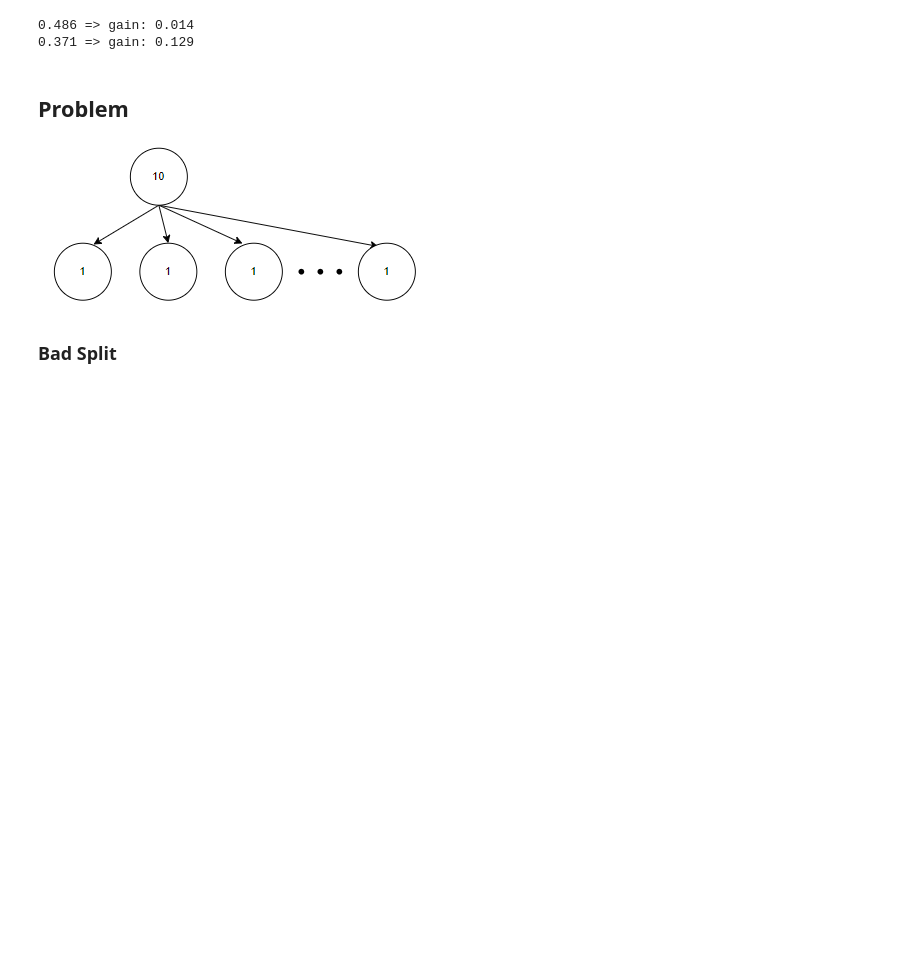
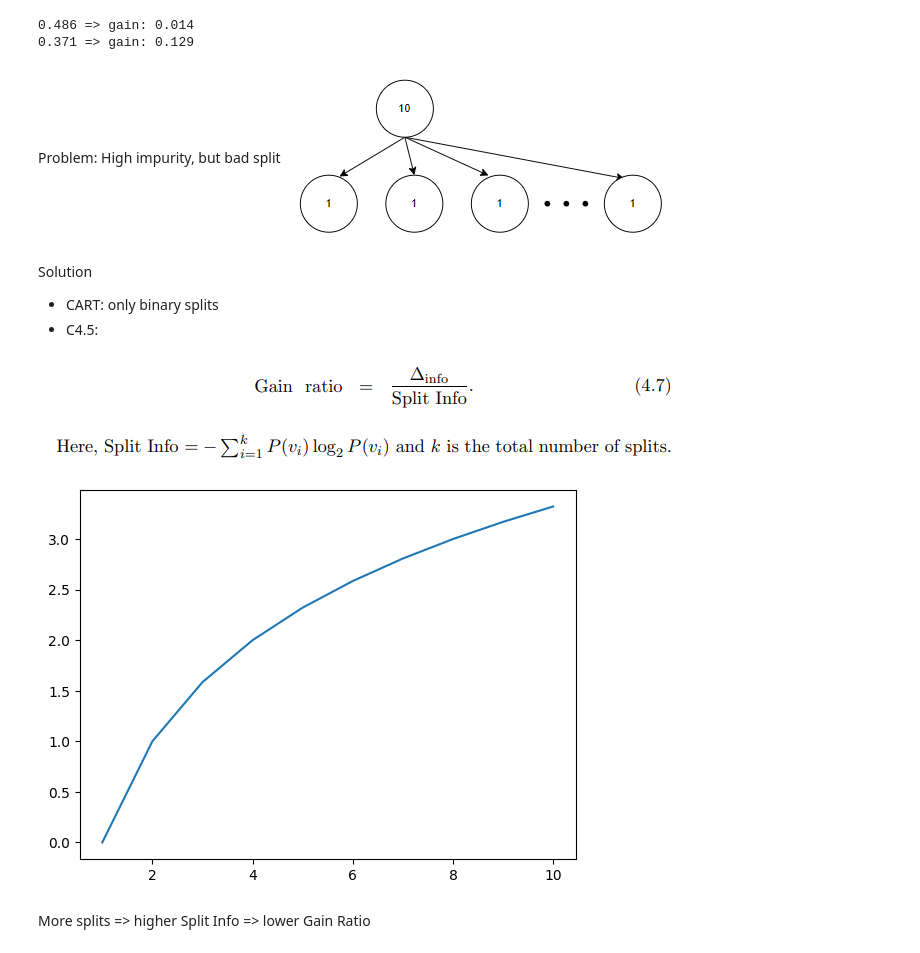
Before and after one commit to lbm98/data-mining, a Jupyter notebook: course.ipynb, the cells around one changed output. Saved outputs shown, nothing was run; the diff lists cells and outputs as text; code cells hidden in the pictures; blank space fills up the shorter version.

```diff
--- a/course.ipynb
+++ b/course.ipynb
@@ -29,19 +29,10 @@ def normalize(nums):
     return nums / np.sum(nums)
 
 
-def my_log2(x):
-    if x == 0:
-        return 0
-    else:
-        return np.log2(x)
-
-
 def entropy(nums):
     p = normalize(nums)
-    x = 0
-    for i in p:
-        x += i * my_log2(i)
-    return -x
+    p = p[p>0]
+    return -np.sum(p * np.log2(p))
 
 
 def gini(nums):
@@ -115,7 +106,22 @@ plot(data2)
 0.486 => gain: 0.014
 0.371 => gain: 0.129
 # %% [markdown]
-## Problem
+Problem: High impurity, but bad split
 ![image.png](attachment:236744df-cce9-4e4e-aae3-6b1167e44ee4.png)
 
-### Bad Split
+Solution
+- CART: only binary splits
+- C4.5:
+
+![image.png](attachment:5f8e960f-292c-4508-b85d-fbc9876c083e.png)
+# %%
+def plot():
+    x = np.arange(1, 11)
+    y = np.array([entropy(np.ones(i)) for i in x])
+    plt.plot(x, y)
+
+plot()
+# %% [output]
+[figure, added]
+# %% [markdown]
+More splits => higher Split Info => lower Gain Ratio
```
Also changed, not shown: parts of 1 cell of this notebook, 3 other files.
